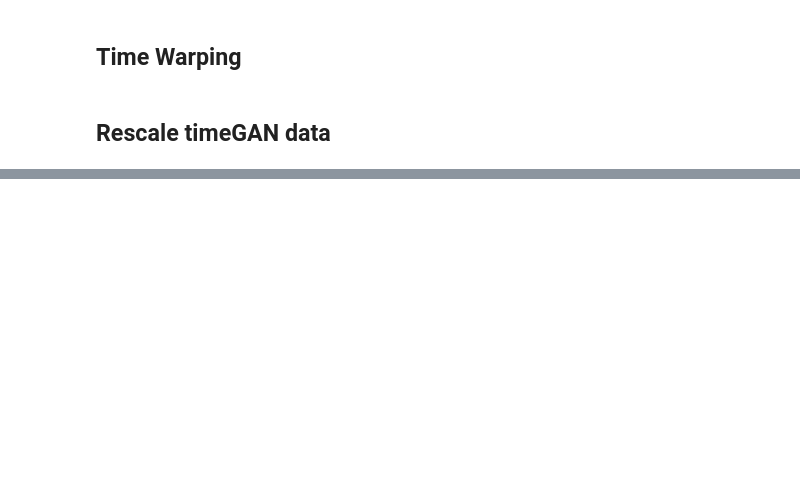
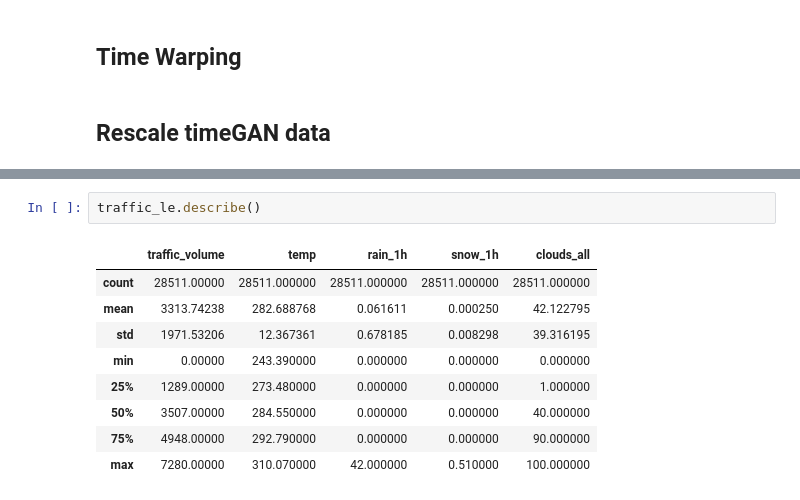
Before and after one commit to arneallwardt/time_series_data_augmentation, a Jupyter notebook: experiments.ipynb, the cells around one changed output, grey strips where cells are left out. Drawn from its saved outputs; the diff is of its cells as text; blank space fills up the shorter version.

```diff
--- a/experiments.ipynb
+++ b/experiments.ipynb
@@ -64,0 +81,12 @@ save_unscaled_sequential_data(ori_data_path=REAL_DATA_FOLDER / "metro_interstate
+# %%
+traffic_le.describe()
+# %% [output]
+|  | traffic_volume | temp | rain_1h | snow_1h | clouds_all |
+| count | 28511.00000 | 28511.000000 | 28511.000000 | 28511.000000 | 28511.000000 |
+| mean | 3313.74238 | 282.688768 | 0.061611 | 0.000250 | 42.122795 |
+| std | 1971.53206 | 12.367361 | 0.678185 | 0.008298 | 39.316195 |
+| min | 0.00000 | 243.390000 | 0.000000 | 0.000000 | 0.000000 |
+| 25% | 1289.00000 | 273.480000 | 0.000000 | 0.000000 | 1.000000 |
+| 50% | 3507.00000 | 284.550000 | 0.000000 | 0.000000 | 40.000000 |
+| 75% | 4948.00000 | 292.790000 | 0.000000 | 0.000000 | 90.000000 |
+| max | 7280.00000 | 310.070000 | 42.000000 | 0.510000 | 100.000000 |
```
Also changed, not shown: parts of 5 cells of this notebook, 5 other files.
